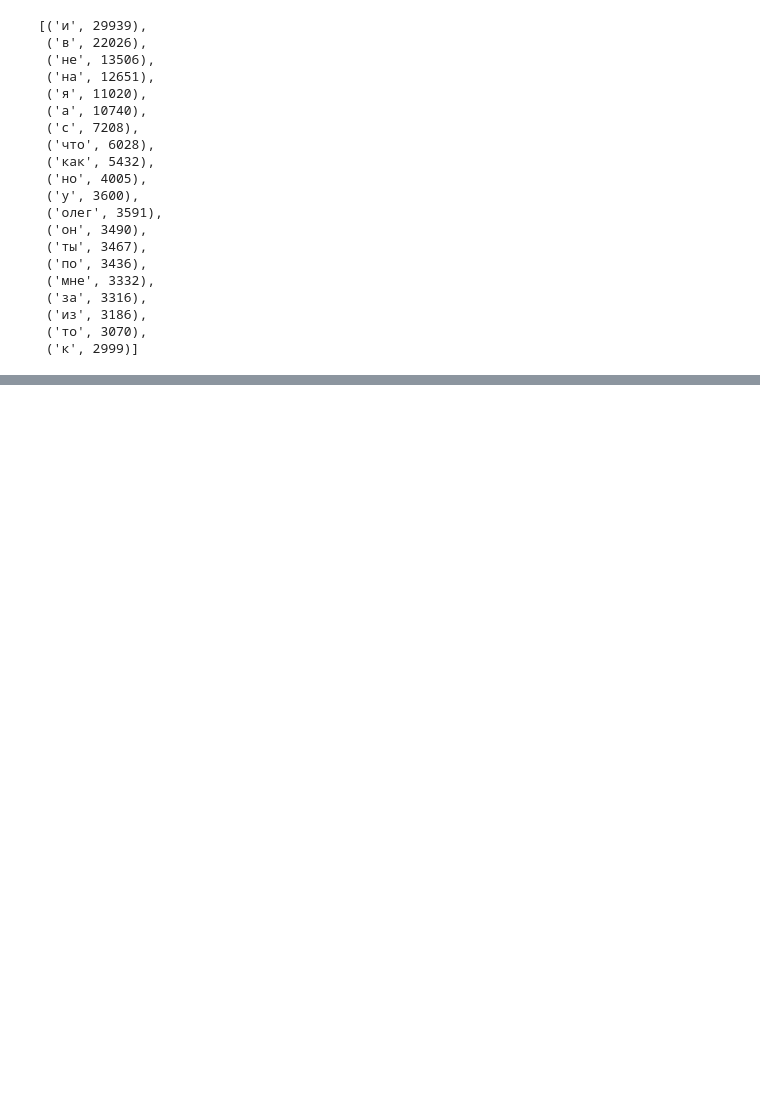
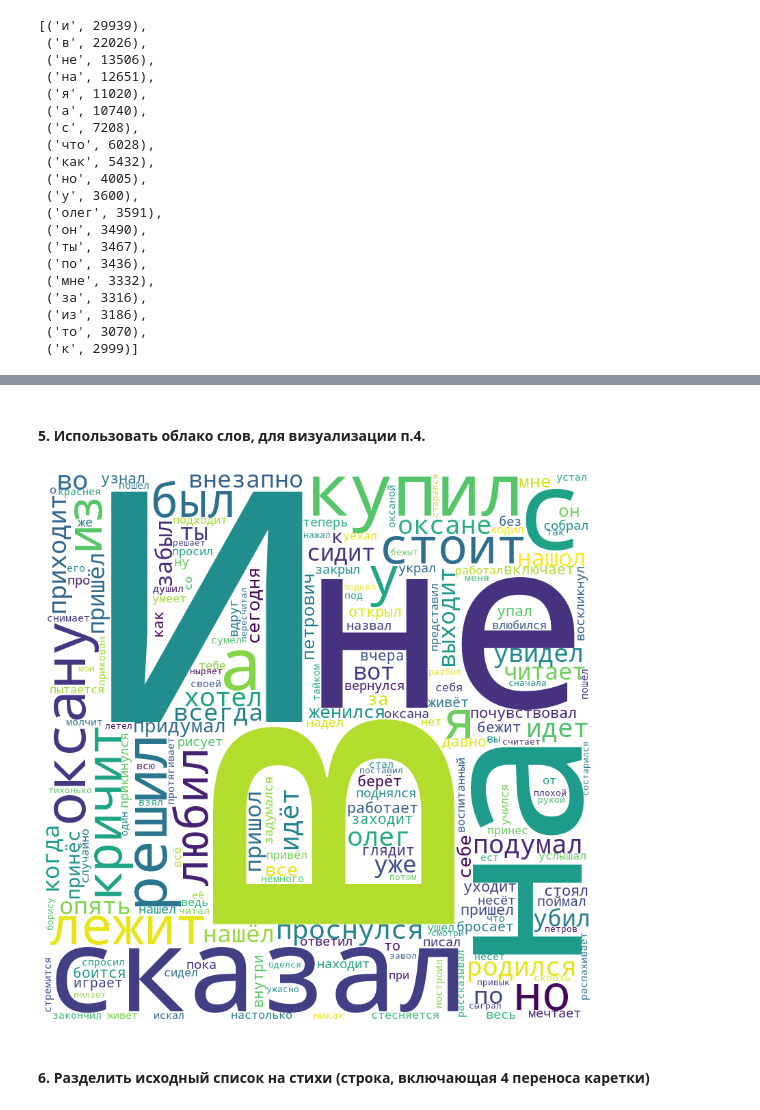
Before and after one commit to mawerid/python_study, a Jupyter notebook: Монастырный_МА_ЛР_5.ipynb, the cells around one changed output, grey strips where cells are left out. Saved outputs shown, nothing was run; the diff lists cells and outputs as text; code cells hidden in the pictures; blank space fills up the shorter version.

```diff
--- a/Монастырный_МА_ЛР_5.ipynb
+++ b/Монастырный_МА_ЛР_5.ipynb
@@ -95,6 +95,0 @@ Counter(words).most_common(20)
-# %%
-data = [re.sub(r'[^\w\s]', '', i.lower()) for i in data]
-data = [re.sub(r'\s+', ' ', i) for i in data]
-data = [re.split(r'\s', i) for i in data]
-data = [' '.join(i[:20]) for i in data]
-data[:10]
@@ -127,0 +128,4 @@ plt.show()
+# %%
+pattern = re.compile(r"Олег\s+(\w+)", re.IGNORECASE)
+matches = pattern.findall(" ".join(data))
+matches[:10]
@@ -127,0 +143,20 @@ plt.show()
+# %% [markdown]
+#### 5. Использовать облако слов, для визуализации п.4.
+# %%
+wordcloud = WordCloud(
+    width=800,
+    height=800,
+    background_color="white",
+    min_font_size=10,
+).generate(" ".join(matches))
+
+plt.figure(figsize=(8, 8), facecolor=None)
+plt.imshow(wordcloud)
+plt.axis("off")
+plt.tight_layout(pad=0)
+
+plt.show()
+# %% [output]
+[figure, added]
+# %% [markdown]
+#### 6. Разделить исходный список на стихи (строка, включающая 4 переноса каретки)
```
Also changed, not shown: parts of 25 cells of this notebook, 12 other files.
